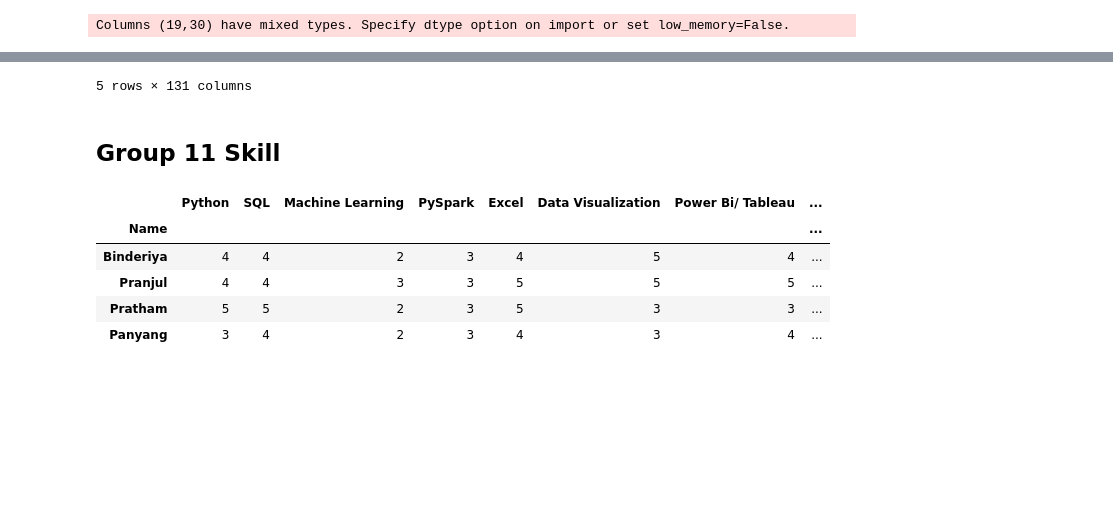
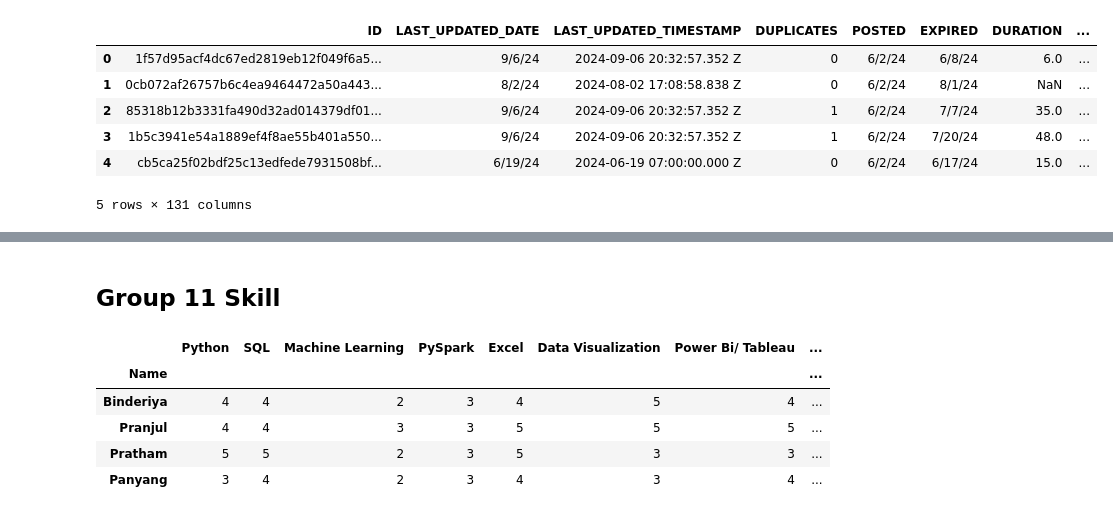
Before and after one commit to pranjul11garg/US.-Data-Science-Analytics-Job-Market-Trends, a Jupyter notebook: skill_gap_analysis.ipynb, the cells around one changed output, grey strips where cells are left out. Cells and saved outputs as stored; diff of their text form; code cells hidden in the pictures; blank space fills up the shorter version.

```diff
--- a/skill_gap_analysis.ipynb
+++ b/skill_gap_analysis.ipynb
@@ -1,6 +1,12 @@
 # %%
 import pandas as pd
-df= pd.read_csv("lightcast_job_postings.csv")
+df= pd.read_csv("data/lightcast_job_postings.csv")
 df.head()
 # %% [output]
+|  | ID | LAST_UPDATED_DATE | LAST_UPDATED_TIMESTAMP | DUPLICATES | POSTED | EXPIRED | DURATION | ... |
+| 0 | 1f57d95acf4dc67ed2819eb12f049f6a5... | 9/6/24 | 2024-09-06 20:32:57.352 Z | 0 | 6/2/24 | 6/8/24 | 6.0 | ... |
+| 1 | 0cb072af26757b6c4ea9464472a50a443... | 8/2/24 | 2024-08-02 17:08:58.838 Z | 0 | 6/2/24 | 8/1/24 | NaN | ... |
+| 2 | 85318b12b3331fa490d32ad014379df01... | 9/6/24 | 2024-09-06 20:32:57.352 Z | 1 | 6/2/24 | 7/7/24 | 35.0 | ... |
+| 3 | 1b5c3941e54a1889ef4f8ae55b401a550... | 9/6/24 | 2024-09-06 20:32:57.352 Z | 1 | 6/2/24 | 7/20/24 | 48.0 | ... |
+| 4 | cb5ca25f02bdf25c13edfede7931508bf... | 6/19/24 | 2024-06-19 07:00:00.000 Z | 0 | 6/2/24 | 6/17/24 | 15.0 | ... |
-Columns (19,30) have mixed types. Specify dtype option on import or set low_memory=False.
+5 rows × 131 columns
@@ -13,4 +13,3 @@ Columns (19,30) have mixed types. Specify dtype option on import or set low_memo
-5 rows × 131 columns
 # %% [markdown]
 ## Group 11 Skill
 # %%
```
Also changed, not shown: parts of 2 cells of this notebook, 3 other files.
